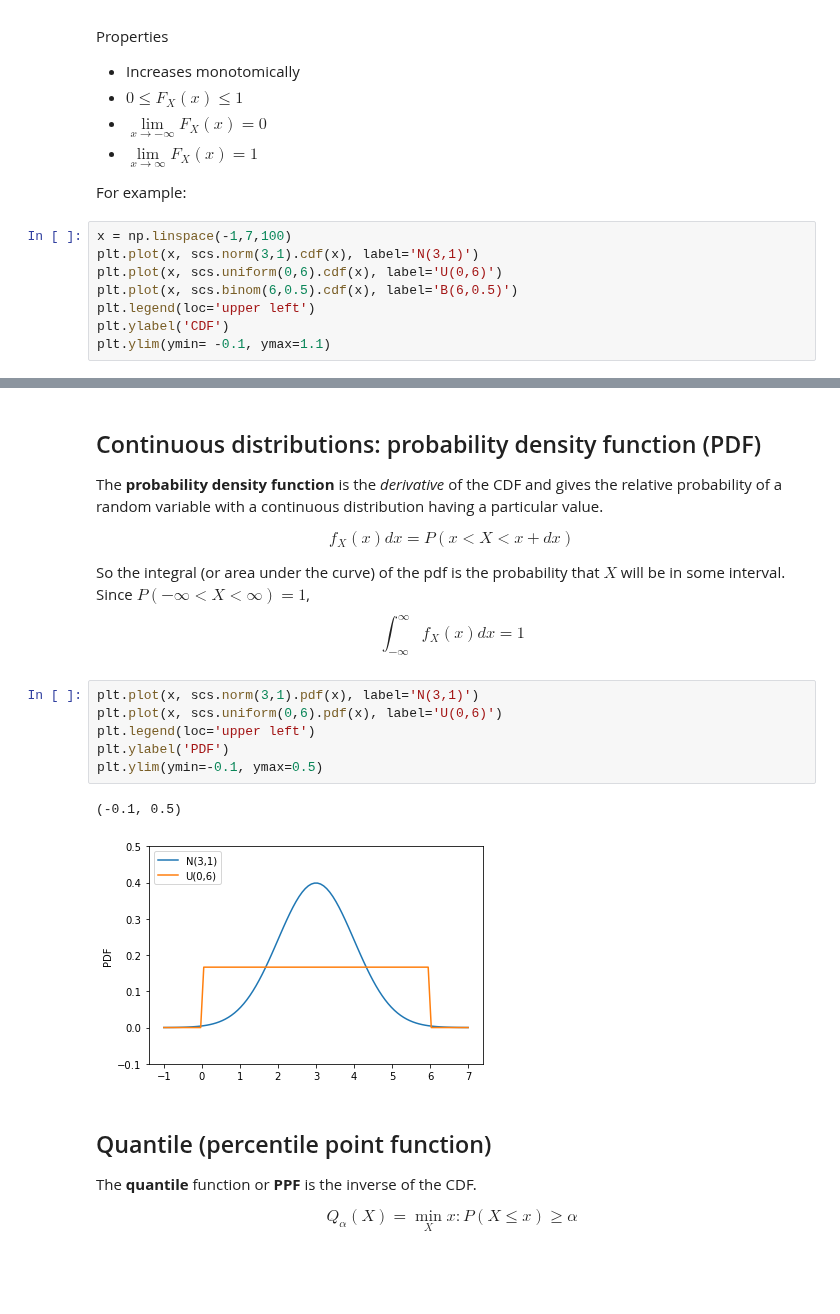
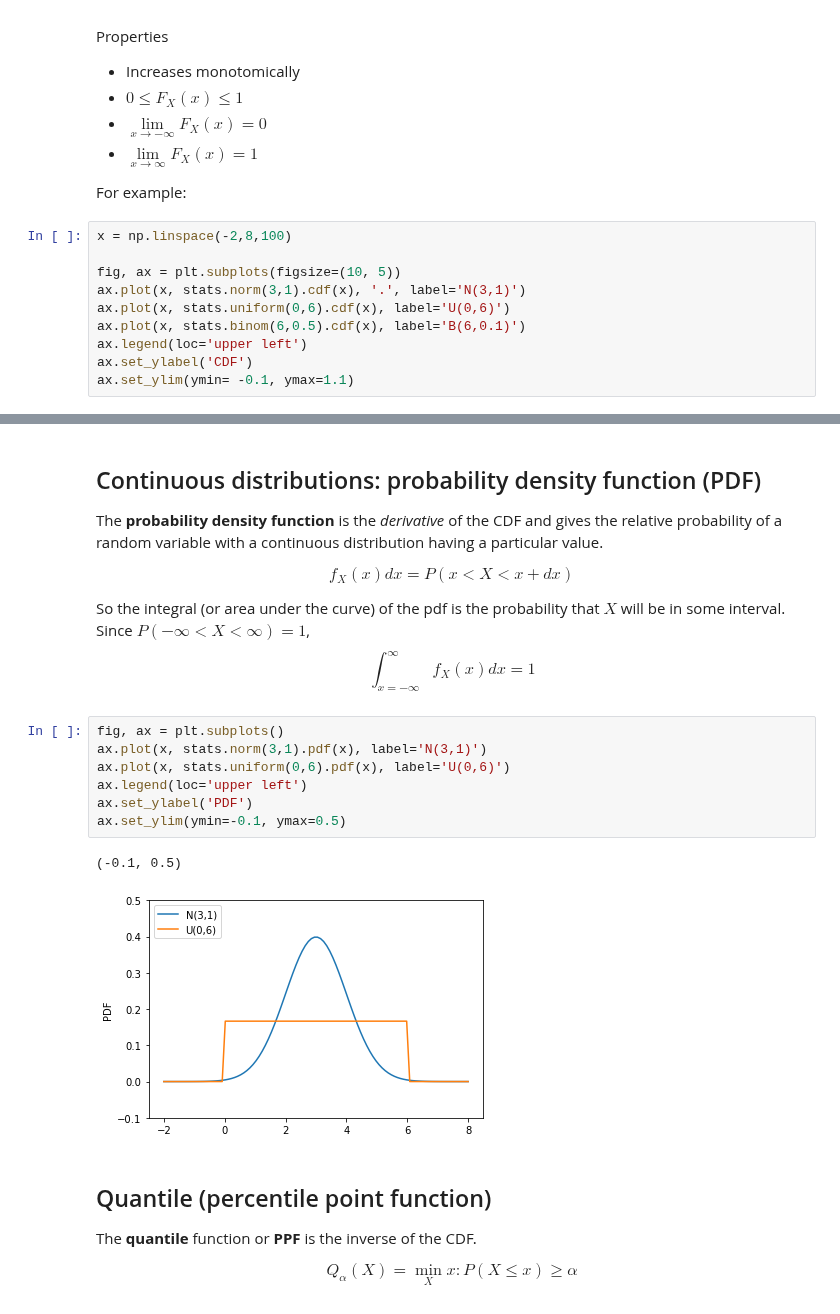
Before and after one commit to wmarshall484/DSI_LECTURES_2, a Jupyter notebook: probability/jack_bennetto/Probability.ipynb, the cells around one changed output, grey strips where cells are left out. Drawn from its saved outputs; the diff is of its cells as text; blank space fills up the shorter version.

```diff
--- a/probability/jack_bennetto/Probability.ipynb
+++ b/probability/jack_bennetto/Probability.ipynb
@@ -272,12 +281,14 @@ Properties
 
 For example:
 # %%
-x = np.linspace(-1,7,100)
-plt.plot(x, scs.norm(3,1).cdf(x), label='N(3,1)')
-plt.plot(x, scs.uniform(0,6).cdf(x), label='U(0,6)')
-plt.plot(x, scs.binom(6,0.5).cdf(x), label='B(6,0.5)')
-plt.legend(loc='upper left')
-plt.ylabel('CDF')
-plt.ylim(ymin= -0.1, ymax=1.1)
+x = np.linspace(-2,8,100)
+
+fig, ax = plt.subplots(figsize=(10, 5))
+ax.plot(x, stats.norm(3,1).cdf(x), '.', label='N(3,1)')
+ax.plot(x, stats.uniform(0,6).cdf(x), label='U(0,6)')
+ax.plot(x, stats.binom(6,0.5).cdf(x), label='B(6,0.1)')
+ax.legend(loc='upper left')
+ax.set_ylabel('CDF')
+ax.set_ylim(ymin= -0.1, ymax=1.1)
 # %% [output]
 (-0.1, 1.1)
@@ -297,16 +308,17 @@ The **probability density function** is the *derivative* of the CDF and gives th
 $$f_X(x)dx = P(x < X < x + dx)$$
 
 So the integral (or area under the curve) of the pdf is the probability that $X$ will be in some interval. Since $P(-\infty < X < \infty) = 1$,
-$$\int_{-\infty}^\infty f_X(x)dx = 1$$
+$$\int_{x=-\infty}^\infty f_X(x)dx = 1$$
 # %%
-plt.plot(x, scs.norm(3,1).pdf(x), label='N(3,1)')
-plt.plot(x, scs.uniform(0,6).pdf(x), label='U(0,6)')
-plt.legend(loc='upper left')
-plt.ylabel('PDF')
-plt.ylim(ymin=-0.1, ymax=0.5)
+fig, ax = plt.subplots()
+ax.plot(x, stats.norm(3,1).pdf(x), label='N(3,1)')
+ax.plot(x, stats.uniform(0,6).pdf(x), label='U(0,6)')
+ax.legend(loc='upper left')
+ax.set_ylabel('PDF')
+ax.set_ylim(ymin=-0.1, ymax=0.5)
 # %% [output]
 (-0.1, 0.5)
-[figure, old version]
+[figure, new version]
 # %% [markdown]
 ## Quantile (percentile point function)
 
```
Also changed, not shown: parts of 58 cells of this notebook.
